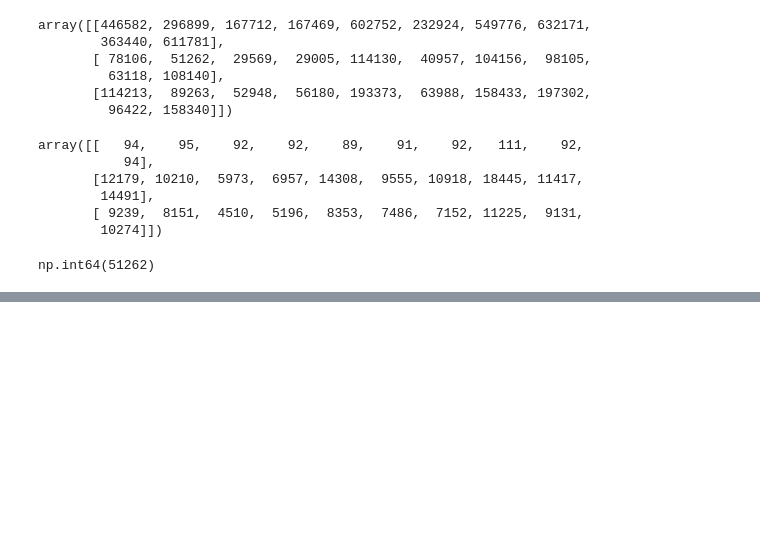
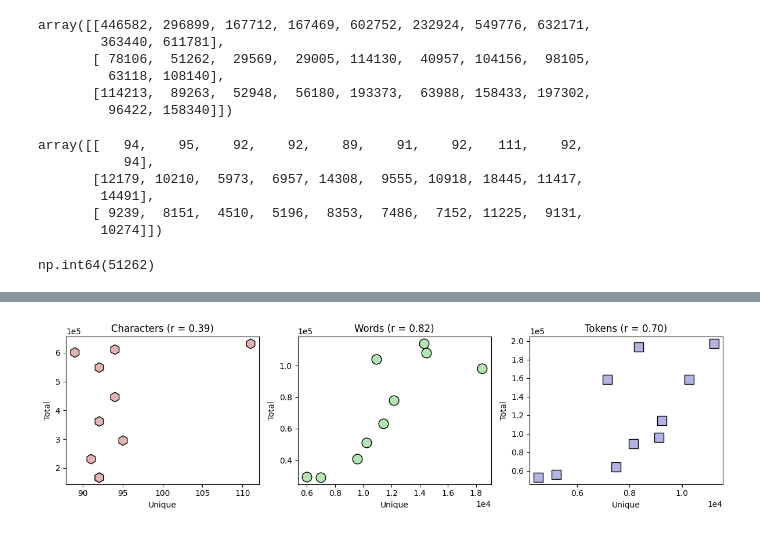
Before and after one commit to Saransh-Basu-01/50-Ml-Projects-to-understand-LLMs, a Jupyter notebook: Project_2_Book_Length_in_characters,words_and_Tokens.ipynb, the cells around one changed output, grey strips where cells are left out. Drawn from its saved outputs; the diff is of its cells as text; code cells hidden in the pictures; blank space fills up the shorter version.

```diff
--- a/Project_2_Book_Length_in_characters,words_and_Tokens.ipynb
+++ b/Project_2_Book_Length_in_characters,words_and_Tokens.ipynb
@@ -176,0 +222,31 @@ np.int64(51262)
+# %%
+_,axs = plt.subplots(1,3,figsize=(12,3.5))
+
+markers = [ 'kh','ko','ks' ]
+labels = [ 'Characters','Words','Tokens' ]
+
+for i in range(3):
+
+  # pick the color for these markers
+  color = [.7,.7,.7]
+  color[i] = .9
+
+  # correlation between total and unique count
+  r = np.corrcoef(uniques[i,:],totals[i,:])[0,1]
+  title = f'{labels[i]} (r = {r:.2f})'
+
+  # make the plot
+  axs[i].plot(uniques[i,:],totals[i,:],markers[i],markerfacecolor=color,markersize=12)
+  axs[i].set(xlabel='Unique',ylabel='Total',title=title)
+
+  # scientific notation in plot labels (except for characters)
+  if i==0:
+    axs[i].ticklabel_format(style='scientific',axis='y',scilimits=(0,0))
+  else:
+    axs[i].ticklabel_format(style='scientific',axis='both',scilimits=(0,0))
+
+
+plt.tight_layout()
+plt.show()
+# %% [output]
+[figure, added]
```
Also changed, not shown: parts of 3 cells of this notebook.
